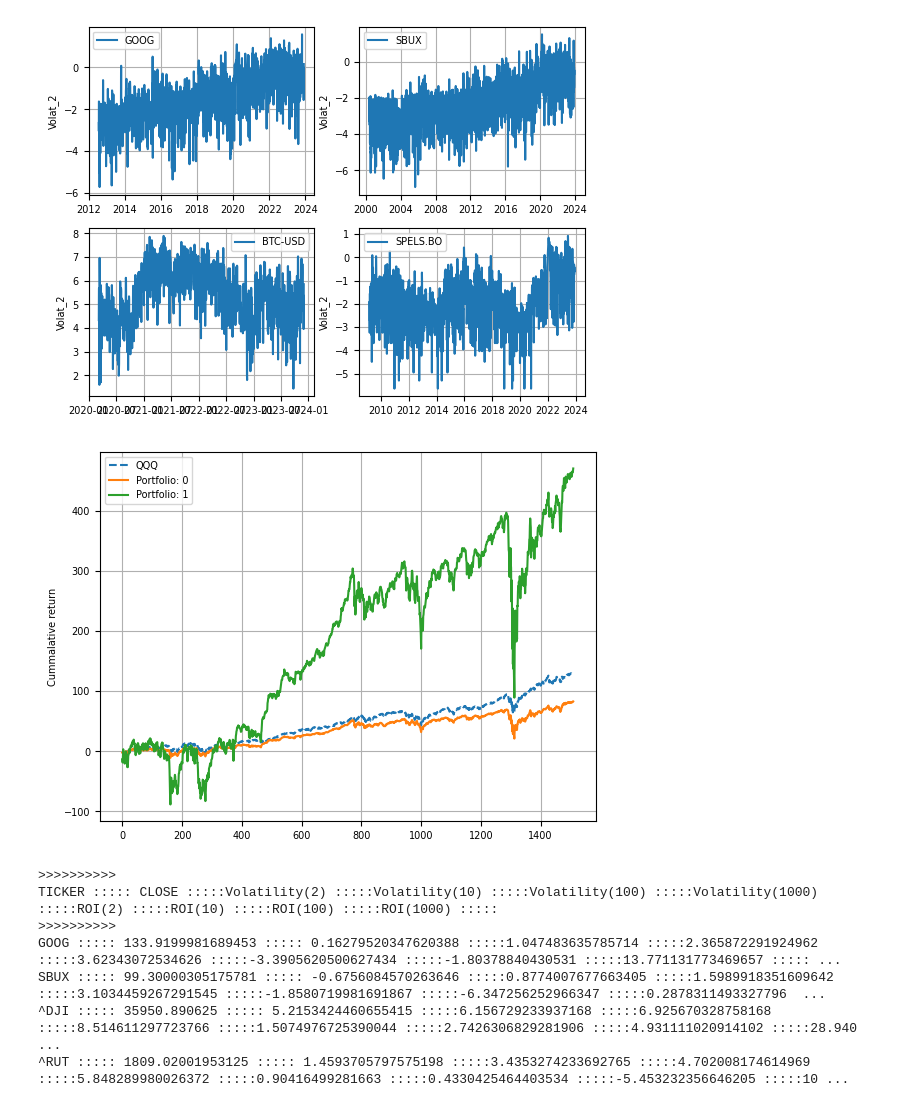
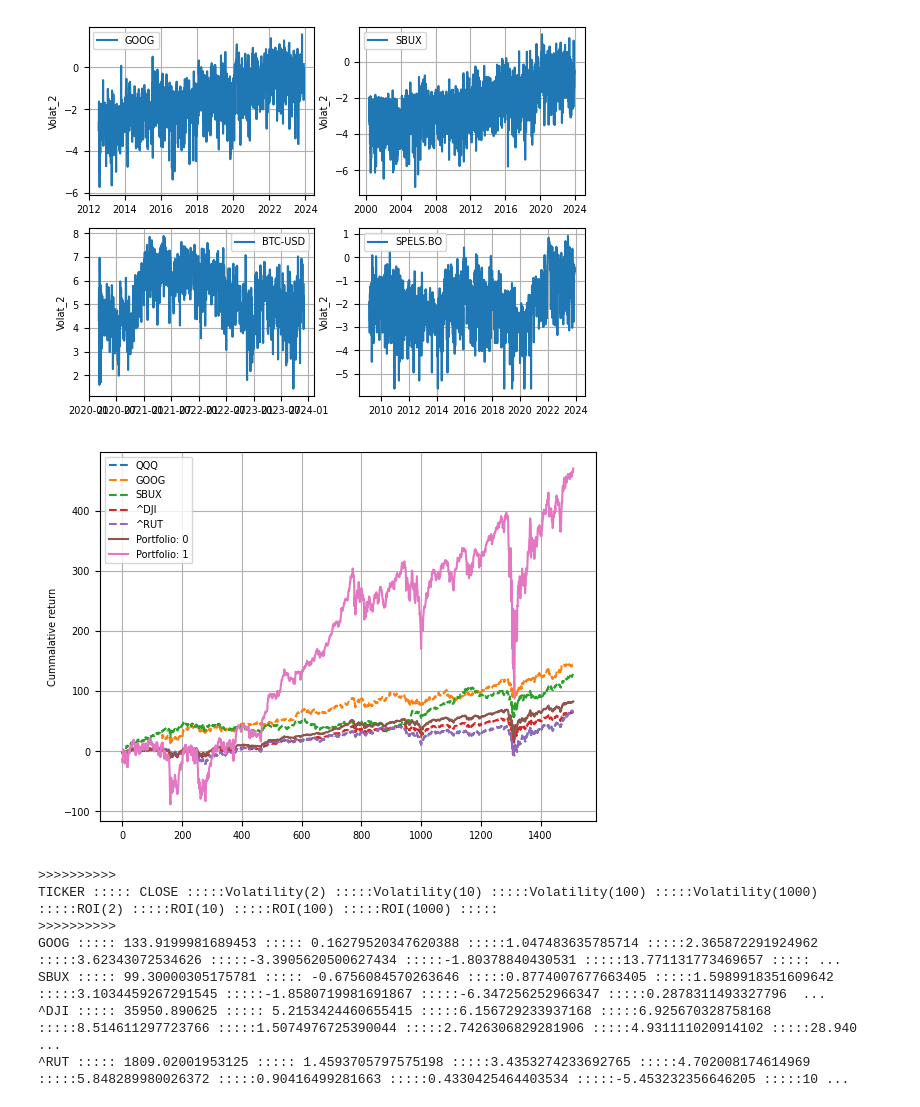
Before and after one commit to sudheesh4/FinanceRegressorTest, a Jupyter notebook: Portfolio_manage.ipynb, the cells around one changed output. Saved outputs shown, nothing was run; the diff lists cells and outputs as text; code cells hidden in the pictures.

```diff
--- a/Portfolio_manage.ipynb
+++ b/Portfolio_manage.ipynb
@@ -260,14 +260,22 @@ for choice in range(2):
   DD.append(y)
 # %%
 plt.plot(np.arange(len(x)),x,label='QQQ',linestyle='dashed')
+for stock in port.stocks:
+  tempdat=stock.filter(start=port.start,end=port.end)["Close"].to_list()
+  x=[(tempdat[i]-tempdat[i-1])*100/tempdat[i-1] for i in range(1,len(tempdat))]
+  x=np.cumsum(x)
+  plt.plot(np.arange(len(x)),x,label=stock.ticker,linestyle='dashed')
+
+
 for choice in range(len(DD)):
   plt.plot(np.arange(len(DD[choice])),DD[choice],label=f'Portfolio: {choice}')
+
 plt.grid(which='major')
 plt.legend()
 plt.ylabel("Cummalative return")
 plt.show()
 # %% [output]
-[figure, old version]
+[figure, new version]
 # %%
 port.printstatus()
 # %% [output]
```
